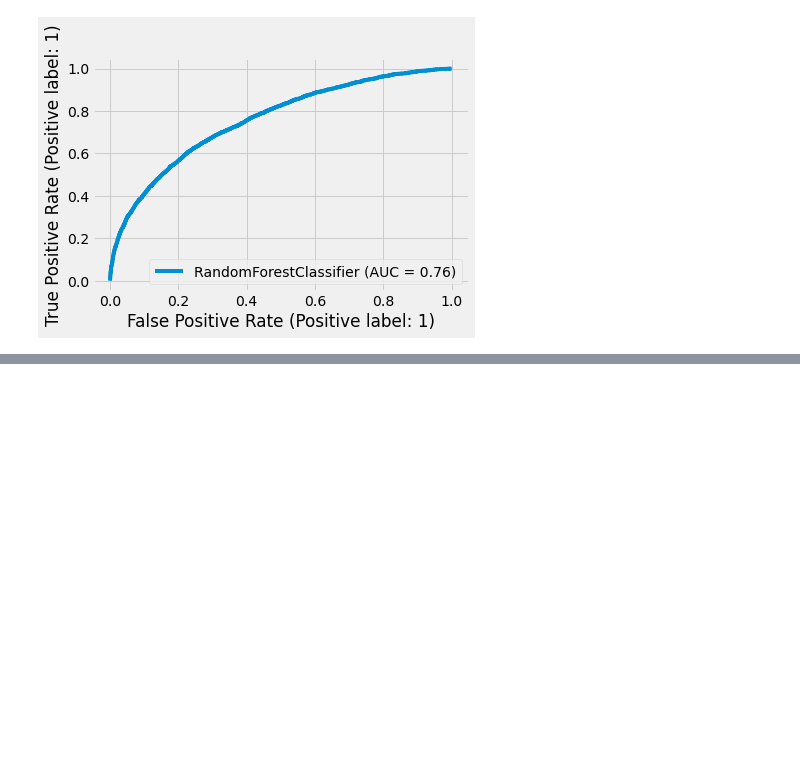
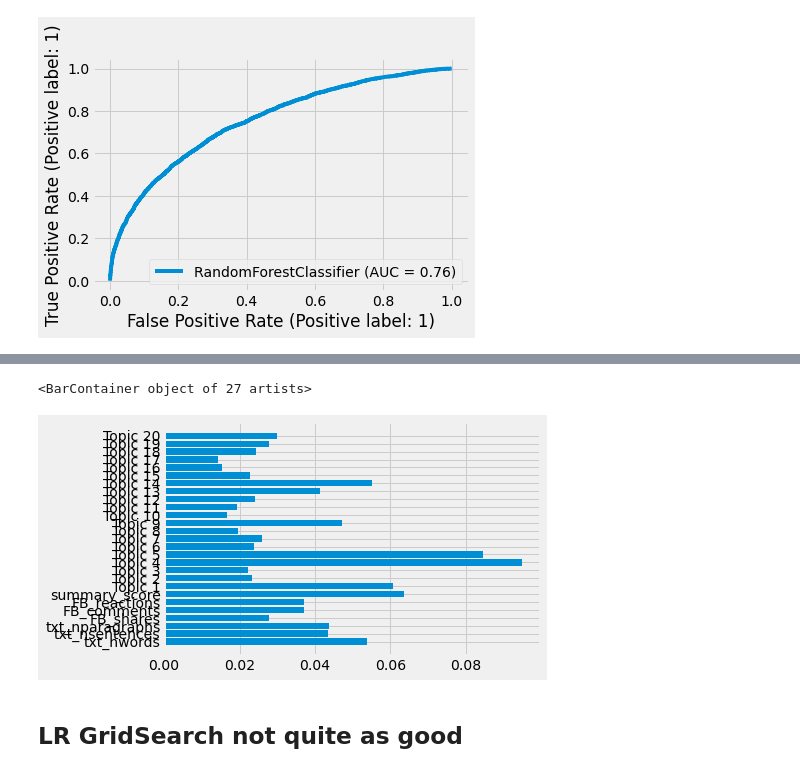
Before and after one commit to MarcelColvin/LOCO_project, a Jupyter notebook: LOCO_workbook.ipynb, the cells around one changed output, grey strips where cells are left out. Saved outputs shown, nothing was run; the diff lists cells and outputs as text; code cells hidden in the pictures; blank space fills up the shorter version.

```diff
--- a/LOCO_workbook.ipynb
+++ b/LOCO_workbook.ipynb
@@ -235,0 +266,7 @@ plt.barh(rfc.feature_names_in_,rfc.feature_importances_)
+# %%
+plt.barh(rfc2.feature_names_in_,rfc2.feature_importances_)
+# %% [output]
+<BarContainer object of 27 artists>
+[figure, added]
+# %% [markdown]
+## LR GridSearch not quite as good
```
Also changed, not shown: parts of 35 cells of this notebook, 3 other files.
